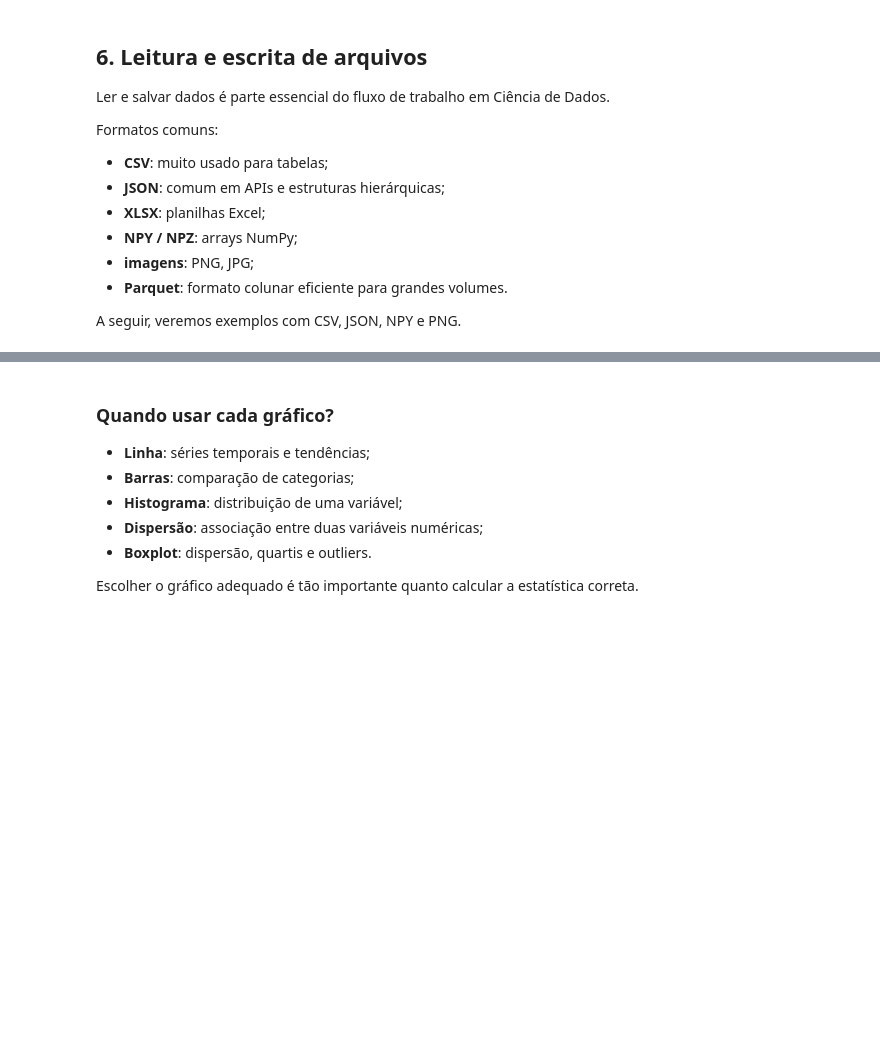
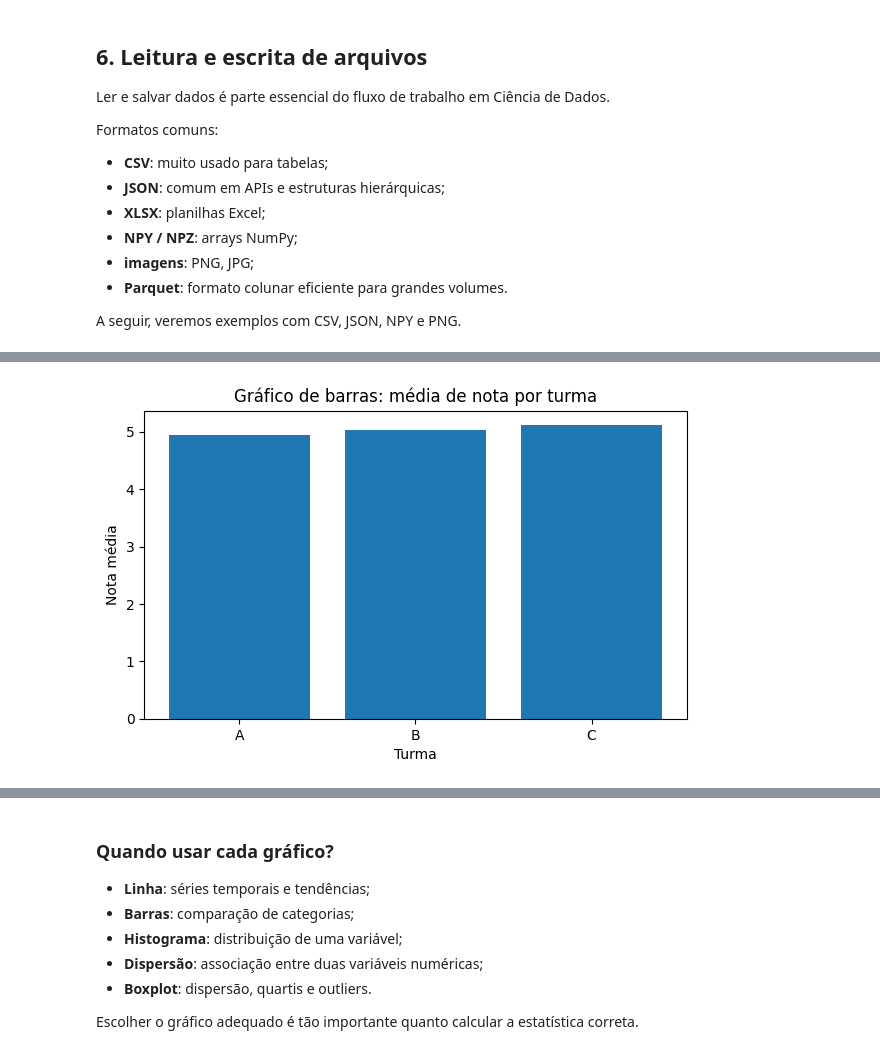
Before and after one commit to cibelerusso/FundamentosemCienciasdeDados, a Jupyter notebook: Notebooks/Fundamentos_em_Ciências_de_Dados_Aula_3.ipynb, the cells around one changed output, grey strips where cells are left out. Drawn from its saved outputs; the diff is of its cells as text; code cells hidden in the pictures; blank space fills up the shorter version.

```diff
--- a/Notebooks/Fundamentos_em_Ciências_de_Dados_Aula_3.ipynb
+++ b/Notebooks/Fundamentos_em_Ciências_de_Dados_Aula_3.ipynb
@@ -735,12 +885,12 @@ dados_vis.head()
 # %%
+# 1) Gráfico de barras
+media_por_turma = dados_vis.groupby("turma")["nota"].mean()
 
-# 1) Gráfico de linha
-media_por_indice = dados_vis["nota"].rolling(10).mean()
-
-plt.figure(figsize=(9, 4))
-plt.plot(media_por_indice)
-plt.title("Gráfico de linha: média móvel da nota")
-plt.xlabel("Observação")
-plt.ylabel("Nota média móvel")
-plt.grid(alpha=0.3)
+plt.figure(figsize=(7, 4))
+plt.bar(media_por_turma.index, media_por_turma.values)
+plt.title("Gráfico de barras: média de nota por turma")
+plt.xlabel("Turma")
+plt.ylabel("Nota média")
 plt.show()
+# %% [output]
+[figure, added]
```
Also changed, not shown: parts of 30 cells of this notebook.
